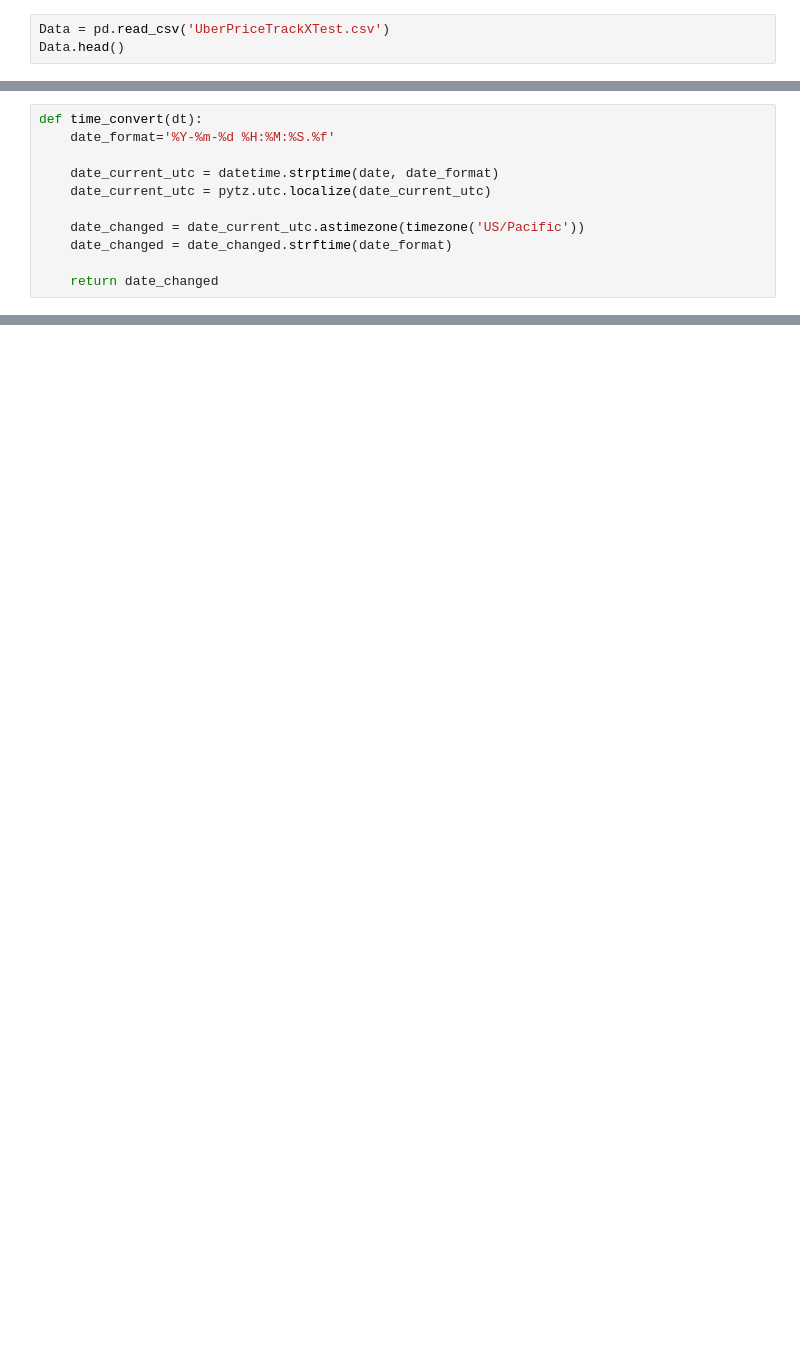
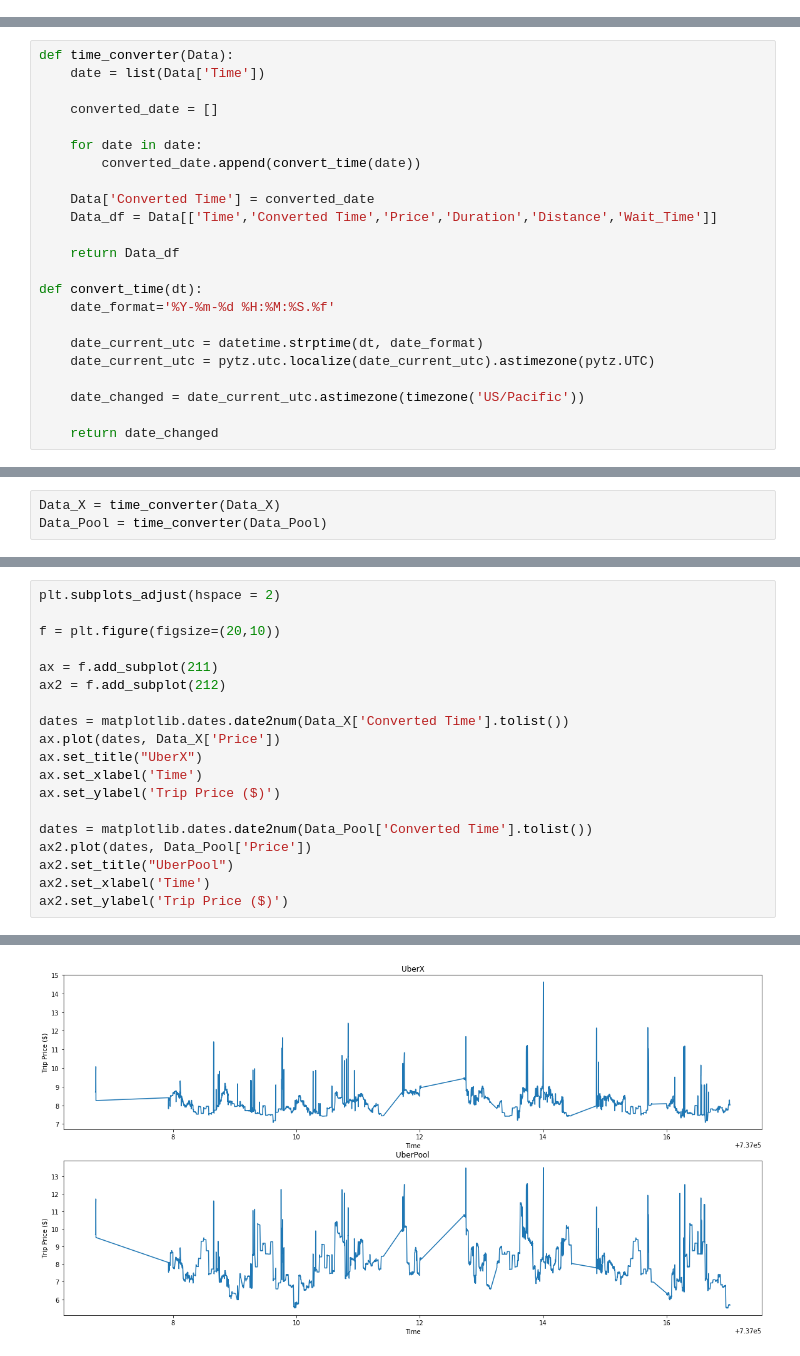
Before and after one commit to ZiningW/CE262Project, a Jupyter notebook: TestFile.ipynb, the cells around one changed output, grey strips where cells are left out. Drawn from its saved outputs; the diff is of its cells as text; blank space fills up the shorter version.

Commit message:
added plotting

```diff
--- a/TestFile.ipynb
+++ b/TestFile.ipynb
@@ -7,3 +9,0 @@ import pytz
-# %%
-Data = pd.read_csv('UberPriceTrackXTest.csv')
-Data.head()
@@ -17,11 +21,23 @@ Data.head()
 # %%
-def time_convert(dt):
+def time_converter(Data):
+    date = list(Data['Time'])
+
+    converted_date = []
+
+    for date in date:
+        converted_date.append(convert_time(date))
+
+    Data['Converted Time'] = converted_date
+    Data_df = Data[['Time','Converted Time','Price','Duration','Distance','Wait_Time']]
+
+    return Data_df
+
+def convert_time(dt):
     date_format='%Y-%m-%d %H:%M:%S.%f'
 
-    date_current_utc = datetime.strptime(date, date_format)
-    date_current_utc = pytz.utc.localize(date_current_utc)
+    date_current_utc = datetime.strptime(dt, date_format)
+    date_current_utc = pytz.utc.localize(date_current_utc).astimezone(pytz.UTC)
 
     date_changed = date_current_utc.astimezone(timezone('US/Pacific'))
-    date_changed = date_changed.strftime(date_format)
 
     return date_changed
@@ -44,0 +44,3 @@ Data_df.head()
+# %%
+Data_X = time_converter(Data_X)
+Data_Pool = time_converter(Data_Pool)
@@ -44,0 +56,20 @@ Data_df.head()
+# %%
+plt.subplots_adjust(hspace = 2)
+
+f = plt.figure(figsize=(20,10))
+
+ax = f.add_subplot(211)
+ax2 = f.add_subplot(212)
+
+dates = matplotlib.dates.date2num(Data_X['Converted Time'].tolist())
+ax.plot(dates, Data_X['Price'])
+ax.set_title("UberX")
+ax.set_xlabel('Time')
+ax.set_ylabel('Trip Price ($)')
+
+dates = matplotlib.dates.date2num(Data_Pool['Converted Time'].tolist())
+ax2.plot(dates, Data_Pool['Price'])
+ax2.set_title("UberPool")
+ax2.set_xlabel('Time')
+ax2.set_ylabel('Trip Price ($)')
+# %% [output]
@@ -44,0 +78 @@ Data_df.head()
+[figure, added]
```
Also changed, not shown: parts of 7 cells of this notebook.
